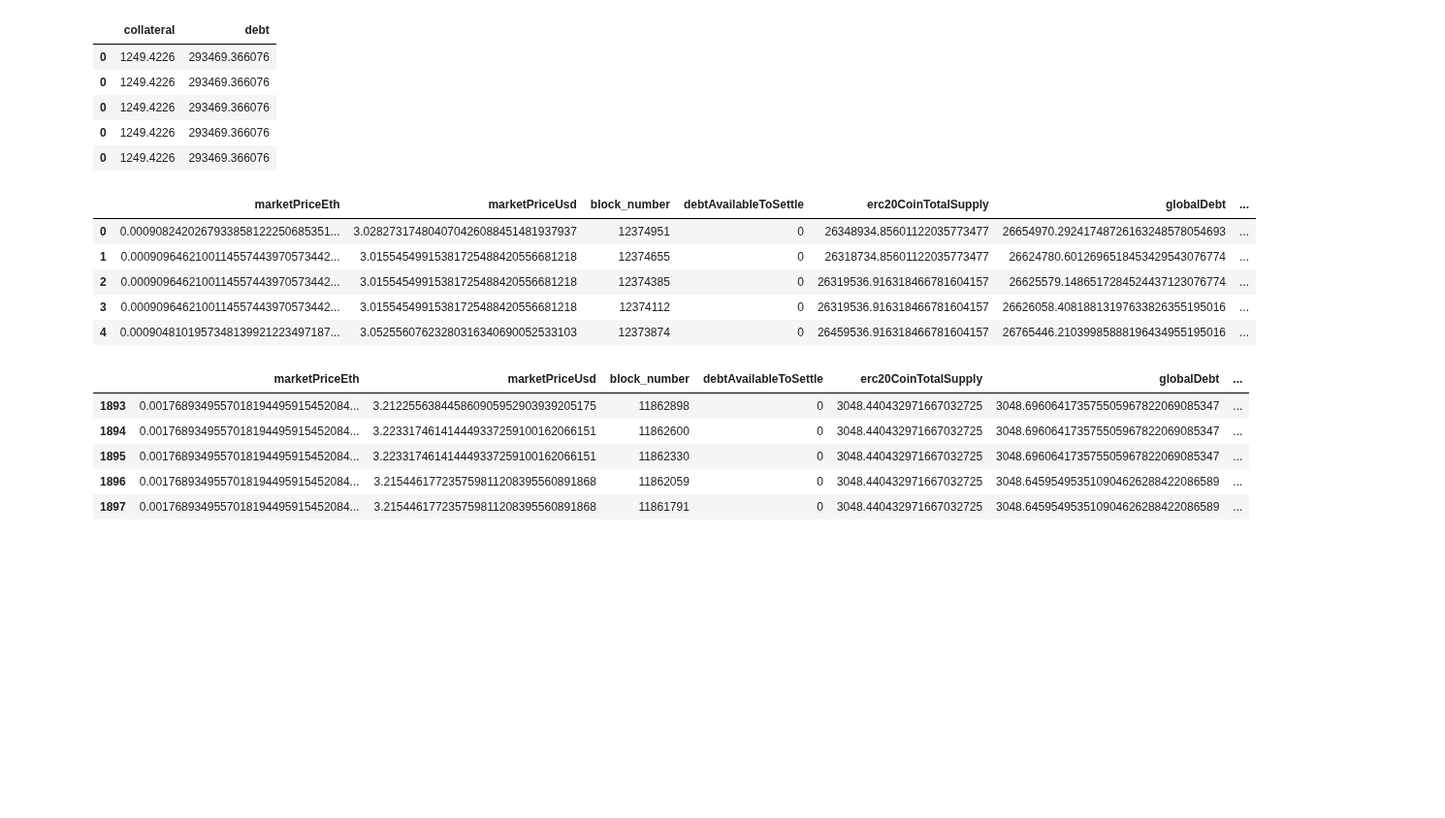
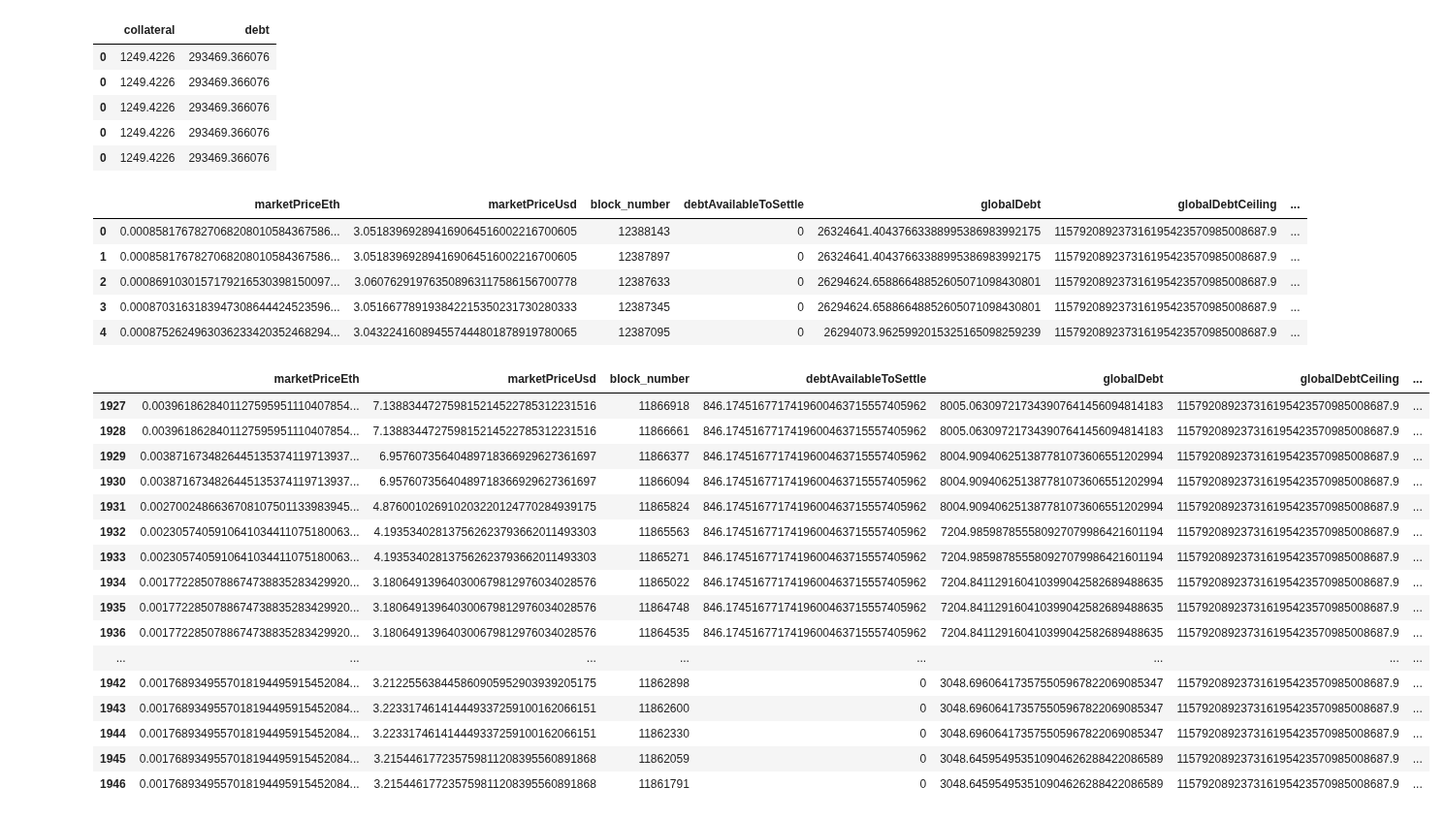
Before and after one commit to reflexer-labs/reflexer-digital-twin, a Jupyter notebook: data/data_acquisition.ipynb, the cells around one changed output. Shown at 97% size. Cells and saved outputs as stored; diff of their text form; code cells hidden in the pictures; blank space fills up the shorter version.

```diff
--- a/data/data_acquisition.ipynb
+++ b/data/data_acquisition.ipynb
@@ -146,8 +164,12 @@ for i in blocknumbers[:-5]:
     {
       systemState(block: {number:%s},id:"current") {
         coinUniswapPair {
+          label
           reserve0
           reserve1
+          token0Price
+          token1Price
+          totalSupply
         }
         currentCoinMedianizerUpdate{
           value
@@ -216,20 +256,24 @@ systemState['RedemptionRateAnnualizedRate'] = systemState.currentRedemptionRate.
 systemState['RedemptionRateHourlyRate'] = systemState.currentRedemptionRate.apply(lambda x: x['hourlyRate'])
 systemState['RedemptionRateEightHourlyRate'] = systemState.currentRedemptionRate.apply(lambda x: x['eightHourlyRate'])
 systemState['RedemptionPrice'] = systemState.currentRedemptionPrice.apply(lambda x: x['value'])
-systemState['RAIInUniswapV2(RAI/ETH)'] = systemState.coinUniswapPair.apply(lambda x: x['reserve0'])
+systemState['EthInUniswap'] = systemState.coinUniswapPair.apply(lambda x: x['reserve1'])
+systemState['RaiInUniswap'] = systemState.coinUniswapPair.apply(lambda x: x['reserve0'])
+systemState['RaiDrawnFromSAFEs'] = systemState['erc20CoinTotalSupply']
+#systemState['RAIInUniswapV2(RAI/ETH)'] = systemState.coinUniswapPair.apply(lambda x: x['reserve0'])
 del systemState['currentRedemptionRate']
 del systemState['currentRedemptionPrice']
-systemState['RedemptionRateAnnualizedRate'] = systemState['RedemptionRateAnnualizedRate'].astype(float)
-systemState['RedemptionRateHourlyRate'] = systemState['RedemptionRateHourlyRate'].astype(float)
-systemState['RedemptionRateEightHourlyRate'] = systemState['RedemptionRateEightHourlyRate'].astype(float)
-systemState['RedemptionPrice'] = systemState['RedemptionPrice'].astype(float)
-systemState['RAIInUniswapV2(RAI/ETH)'] = systemState['RAIInUniswapV2(RAI/ETH)'].astype(float)
+#systemState['RAIInUniswapV2(RAI/ETH)'] = systemState['RAIInUniswapV2(RAI/ETH)'].astype(float)
 
 
 # subset
-systemState = systemState[['debtAvailableToSettle','erc20CoinTotalSupply','globalDebt',
+# systemState = systemState[['debtAvailableToSettle','erc20CoinTotalSupply','globalDebt',
+#                            'globalDebtCeiling','systemSurplus','totalActiveSafeCount',
+#                            'block_number', 'RedemptionRateAnnualizedRate',
+#                            'RedemptionRateHourlyRate', 'RedemptionRateEightHourlyRate',
+#                         'RedemptionPrice', 'RAIInUniswapV2(RAI/ETH)']]
+systemState = systemState[['debtAvailableToSettle','globalDebt',
                            'globalDebtCeiling','systemSurplus','totalActiveSafeCount',
                            'block_number', 'RedemptionRateAnnualizedRate',
                            'RedemptionRateHourlyRate', 'RedemptionRateEightHourlyRate',
-                        'RedemptionPrice', 'RAIInUniswapV2(RAI/ETH)']]
+                        'RedemptionPrice', 'EthInUniswap','RaiInUniswap','RaiDrawnFromSAFEs']]
 # %%
@@ -317,21 +343,32 @@ states = states.merge(eth_price_OSM,how='inner',on='block_number')
 # %%
 states.head()
 # %% [output]
-|  | marketPriceEth | marketPriceUsd | block_number | debtAvailableToSettle | erc20CoinTotalSupply | globalDebt | ... |
-| 0 | 0.0009082420267933858122250685351... | 3.028273174804070426088451481937937 | 12374951 | 0 | 26348934.85601122035773477 | 26654970.29241748726163248578054693 | ... |
-| 1 | 0.0009096462100114557443970573442... | 3.01554549915381725488420556681218 | 12374655 | 0 | 26318734.85601122035773477 | 26624780.6012696518453429543076774 | ... |
-| 2 | 0.0009096462100114557443970573442... | 3.01554549915381725488420556681218 | 12374385 | 0 | 26319536.916318466781604157 | 26625579.1486517284524437123076774 | ... |
-| 3 | 0.0009096462100114557443970573442... | 3.01554549915381725488420556681218 | 12374112 | 0 | 26319536.916318466781604157 | 26626058.40818813197633826355195016 | ... |
-| 4 | 0.0009048101957348139921223497187... | 3.05255607623280316340690052533103 | 12373874 | 0 | 26459536.916318466781604157 | 26765446.21039985888196434955195016 | ... |
+|  | marketPriceEth | marketPriceUsd | block_number | debtAvailableToSettle | globalDebt | globalDebtCeiling | ... |
+| 0 | 0.0008581767827068208010584367586... | 3.051839692894169064516002216700605 | 12388143 | 0 | 26324641.40437663388995386983992175 | 115792089237316195423570985008687.9 | ... |
+| 1 | 0.0008581767827068208010584367586... | 3.051839692894169064516002216700605 | 12387897 | 0 | 26324641.40437663388995386983992175 | 115792089237316195423570985008687.9 | ... |
+| 2 | 0.0008691030157179216530398150097... | 3.060762919763508963117586156700778 | 12387633 | 0 | 26294624.65886648852605071098430801 | 115792089237316195423570985008687.9 | ... |
+| 3 | 0.0008703163183947308644424523596... | 3.051667789193842215350231730280333 | 12387345 | 0 | 26294624.65886648852605071098430801 | 115792089237316195423570985008687.9 | ... |
+| 4 | 0.0008752624963036233420352468294... | 3.043224160894557444801878919780065 | 12387095 | 0 | 26294073.9625992015325165098259239 | 115792089237316195423570985008687.9 | ... |
 # %%
-states.tail()
+states.tail(20)
 # %% [output]
-|  | marketPriceEth | marketPriceUsd | block_number | debtAvailableToSettle | erc20CoinTotalSupply | globalDebt | ... |
-| 1893 | 0.0017689349557018194495915452084... | 3.212255638445860905952903939205175 | 11862898 | 0 | 3048.440432971667032725 | 3048.696064173575505967822069085347 | ... |
-| 1894 | 0.0017689349557018194495915452084... | 3.223317461414449337259100162066151 | 11862600 | 0 | 3048.440432971667032725 | 3048.696064173575505967822069085347 | ... |
-| 1895 | 0.0017689349557018194495915452084... | 3.223317461414449337259100162066151 | 11862330 | 0 | 3048.440432971667032725 | 3048.696064173575505967822069085347 | ... |
-| 1896 | 0.0017689349557018194495915452084... | 3.215446177235759811208395560891868 | 11862059 | 0 | 3048.440432971667032725 | 3048.645954953510904626288422086589 | ... |
-| 1897 | 0.0017689349557018194495915452084... | 3.215446177235759811208395560891868 | 11861791 | 0 | 3048.440432971667032725 | 3048.645954953510904626288422086589 | ... |
+|  | marketPriceEth | marketPriceUsd | block_number | debtAvailableToSettle | globalDebt | globalDebtCeiling | ... |
+| 1927 | 0.0039618628401127595951110407854... | 7.138834472759815214522785312231516 | 11866918 | 846.1745167717419600463715557405962 | 8005.063097217343907641456094814183 | 115792089237316195423570985008687.9 | ... |
+| 1928 | 0.0039618628401127595951110407854... | 7.138834472759815214522785312231516 | 11866661 | 846.1745167717419600463715557405962 | 8005.063097217343907641456094814183 | 115792089237316195423570985008687.9 | ... |
+| 1929 | 0.0038716734826445135374119713937... | 6.95760735640489718366929627361697 | 11866377 | 846.1745167717419600463715557405962 | 8004.909406251387781073606551202994 | 115792089237316195423570985008687.9 | ... |
+| 1930 | 0.0038716734826445135374119713937... | 6.95760735640489718366929627361697 | 11866094 | 846.1745167717419600463715557405962 | 8004.909406251387781073606551202994 | 115792089237316195423570985008687.9 | ... |
+| 1931 | 0.0027002486636708107501133983945... | 4.876001026910203220124770284939175 | 11865824 | 846.1745167717419600463715557405962 | 8004.909406251387781073606551202994 | 115792089237316195423570985008687.9 | ... |
+| 1932 | 0.0023057405910641034411075180063... | 4.193534028137562623793662011493303 | 11865563 | 846.1745167717419600463715557405962 | 7204.985987855580927079986421601194 | 115792089237316195423570985008687.9 | ... |
+| 1933 | 0.0023057405910641034411075180063... | 4.193534028137562623793662011493303 | 11865271 | 846.1745167717419600463715557405962 | 7204.985987855580927079986421601194 | 115792089237316195423570985008687.9 | ... |
+| 1934 | 0.0017722850788674738835283429920... | 3.180649139640300679812976034028576 | 11865022 | 846.1745167717419600463715557405962 | 7204.841129160410399042582689488635 | 115792089237316195423570985008687.9 | ... |
+| 1935 | 0.0017722850788674738835283429920... | 3.180649139640300679812976034028576 | 11864748 | 846.1745167717419600463715557405962 | 7204.841129160410399042582689488635 | 115792089237316195423570985008687.9 | ... |
+| 1936 | 0.0017722850788674738835283429920... | 3.180649139640300679812976034028576 | 11864535 | 846.1745167717419600463715557405962 | 7204.841129160410399042582689488635 | 115792089237316195423570985008687.9 | ... |
+| ... | ... | ... | ... | ... | ... | ... | ... |
+| 1942 | 0.0017689349557018194495915452084... | 3.212255638445860905952903939205175 | 11862898 | 0 | 3048.696064173575505967822069085347 | 115792089237316195423570985008687.9 | ... |
+| 1943 | 0.0017689349557018194495915452084... | 3.223317461414449337259100162066151 | 11862600 | 0 | 3048.696064173575505967822069085347 | 115792089237316195423570985008687.9 | ... |
+| 1944 | 0.0017689349557018194495915452084... | 3.223317461414449337259100162066151 | 11862330 | 0 | 3048.696064173575505967822069085347 | 115792089237316195423570985008687.9 | ... |
+| 1945 | 0.0017689349557018194495915452084... | 3.215446177235759811208395560891868 | 11862059 | 0 | 3048.645954953510904626288422086589 | 115792089237316195423570985008687.9 | ... |
+| 1946 | 0.0017689349557018194495915452084... | 3.215446177235759811208395560891868 | 11861791 | 0 | 3048.645954953510904626288422086589 | 115792089237316195423570985008687.9 | ... |
 # %%
 states = states.astype(float)
 # %%
```
Also changed, not shown: parts of 11 cells of this notebook, 2 other files.
